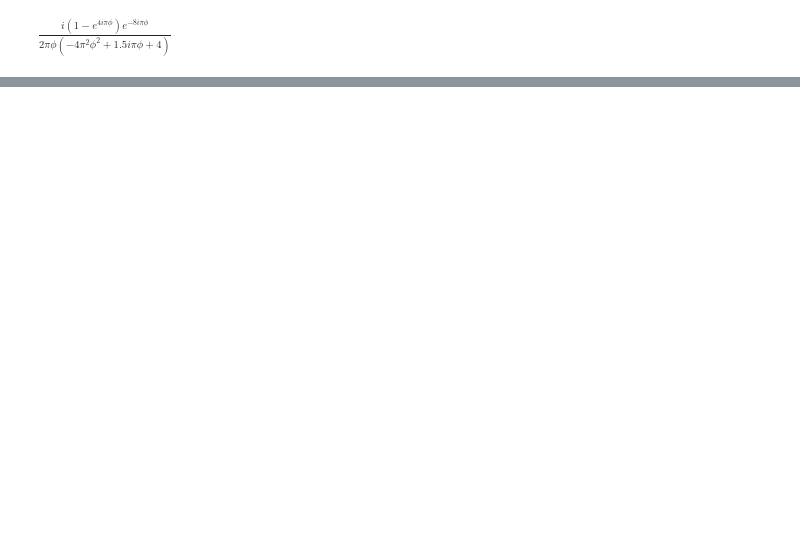
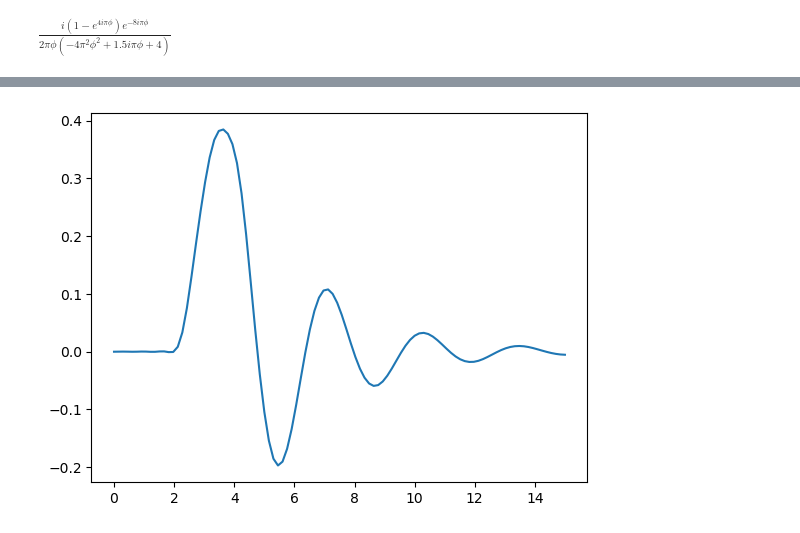
Before and after one commit to TeachBooks/sympy_mechanics, a Jupyter notebook: Examples_Dynamics_of_Structures/CIE_4140_Lecture_3_4_Python.ipynb, the cells around one changed output, grey strips where cells are left out. Cells and saved outputs as stored; diff of their text form; code cells hidden in the pictures; blank space fills up the shorter version.

```diff
--- a/Examples_Dynamics_of_Structures/CIE_4140_Lecture_3_4_Python.ipynb
+++ b/Examples_Dynamics_of_Structures/CIE_4140_Lecture_3_4_Python.ipynb
@@ -113,0 +173,14 @@ TypeError: Cannot convert expression to float
+# %%
+import numpy as np
+solution_numeric_eval = np.zeros(100)
+length = 1.5 #upper limit phi
+width = 0.01 #width of rectangles
+t_eval = np.linspace(0,15,100)
+solution_func = sp.lambdify((t,phi),2*sp.re(solution_in_frequency_domain_numeric*sp.exp(sp.I*2*sp.pi*phi*t)))
+for i in np.linspace(width/2,length,int(length/width)):
+    solution_numeric_eval = np.add(solution_numeric_eval,solution_func(phi=i,t=t_eval)*width)
+# %%
+import matplotlib.pylab as plt
+plt.plot(t_eval,solution_numeric_eval);
+# %% [output]
+[figure, added]
```
Also changed, not shown: parts of 22 cells of this notebook.
